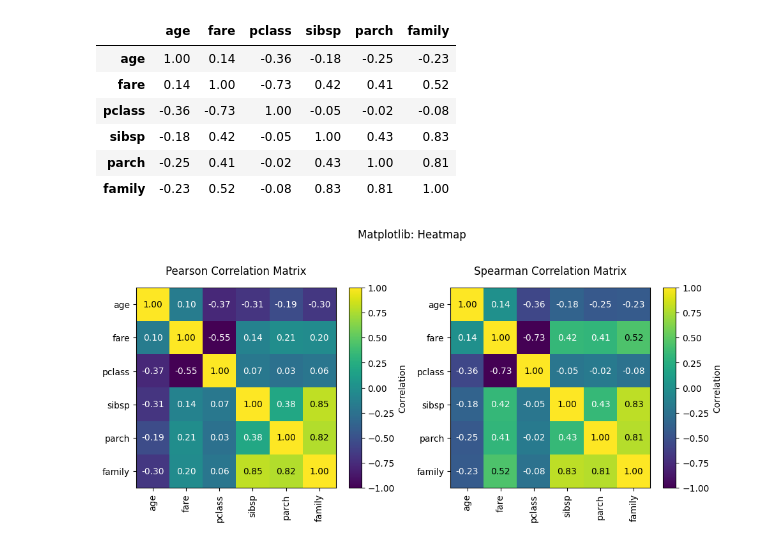
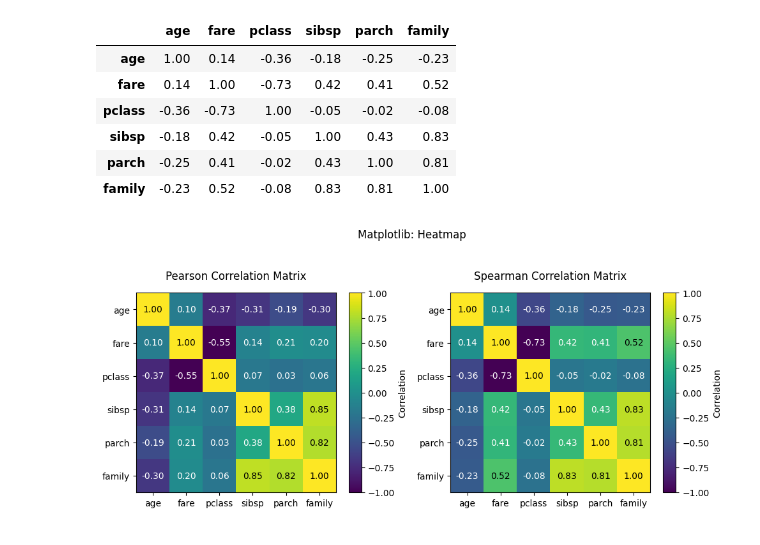
Before and after one commit to BogdanPinchuk/DataScience-PBY_HW8, a Jupyter notebook: Bohdan_Pinchuk_DS_HW8.ipynb, the cells around one changed output. Cells and saved outputs as stored; diff of their text form; code cells hidden in the pictures.

```diff
--- a/Bohdan_Pinchuk_DS_HW8.ipynb
+++ b/Bohdan_Pinchuk_DS_HW8.ipynb
@@ -1954,10 +1954,10 @@ chart_name = "Heatmap"
 _, axes = plt.subplots(1, 2, figsize=(10, 5))
 
 ax = axes[0]
-sc = ax.imshow(pearson_matrix)
+ax.imshow(pearson_matrix)
 ax.set_yticks(range(len(pearson_matrix)), labels=pearson_matrix.index)
-ax.set_xticks(range(len(pearson_matrix)), labels=pearson_matrix.columns,
-              rotation=90, ha="right", va="center", rotation_mode="anchor")
+ax.set_xticks(range(len(pearson_matrix)), labels=pearson_matrix.columns)
+plt.setp(ax.get_xticklabels(), rotation=0)
 
 for i in range(len(pearson_matrix.index)):
     for j in range(len(pearson_matrix.columns)):
@@ -1965,6 +1965,7 @@ for i in range(len(pearson_matrix.index)):
         ax.text(j, i, f"{corr_val:.2f}",
                 ha="center", va="center",
                 color="white" if corr_val <= 0.5 else "black")
+
 
 divider = make_axes_locatable(ax)
 cb_ax = divider.append_axes("right", size=0.2, pad=0.2)
@@ -1974,34 +1975,34 @@ sm = plt.cm.ScalarMappable(norm=norm)
 sm.set_array([])
 ax.figure.colorbar(sm, cax=cb_ax, label='Correlation')
 
 ax.set_title("Pearson Correlation Matrix", pad=15, loc='center', color='black')
 
 ax = axes[1]
-sc = ax.imshow(spearman_matrix)
+ax.imshow(spearman_matrix)
 ax.set_yticks(range(len(spearman_matrix)), labels=spearman_matrix.index)
-ax.set_xticks(range(len(spearman_matrix)), labels=spearman_matrix.columns,
-              rotation=90, ha="right", va="center", rotation_mode="anchor")
+ax.set_xticks(range(len(spearman_matrix)), labels=spearman_matrix.columns)
+plt.setp(ax.get_xticklabels(), rotation=0)
 
 for i in range(len(spearman_matrix.index)):
     for j in range(len(spearman_matrix.columns)):
         corr_val = spearman_matrix.iloc[i, j]
         ax.text(j, i, f"{corr_val:.2f}",
                 ha="center", va="center",
                 color="white" if corr_val <= 0.5 else "black")
 
 divider = make_axes_locatable(ax)
 cb_ax = divider.append_axes("right", size=0.2, pad=0.2)
 
 norm = plt.Normalize(-1.0, 1.0)
 sm = plt.cm.ScalarMappable(norm=norm)
 sm.set_array([])
 ax.figure.colorbar(sm, cax=cb_ax, label='Correlation')
 
 ax.set_title("Spearman Correlation Matrix", pad=15, loc='center', color='black')
 
 plt.suptitle(f"{lib_name}: {chart_name}")
 
 plt.tight_layout()
 plt.show()
 # %% [output]
-[figure, old version]
+[figure, new version]
```
Also changed, not shown: parts of 1 cell of this notebook.
